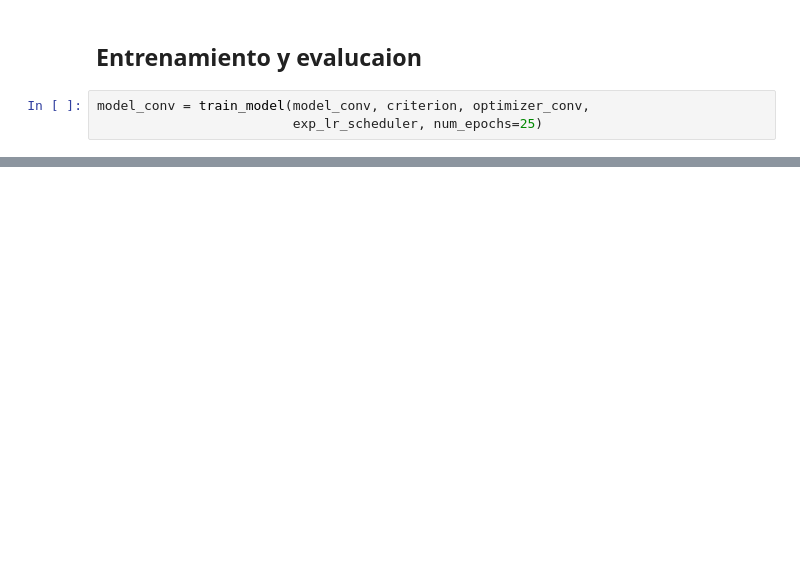
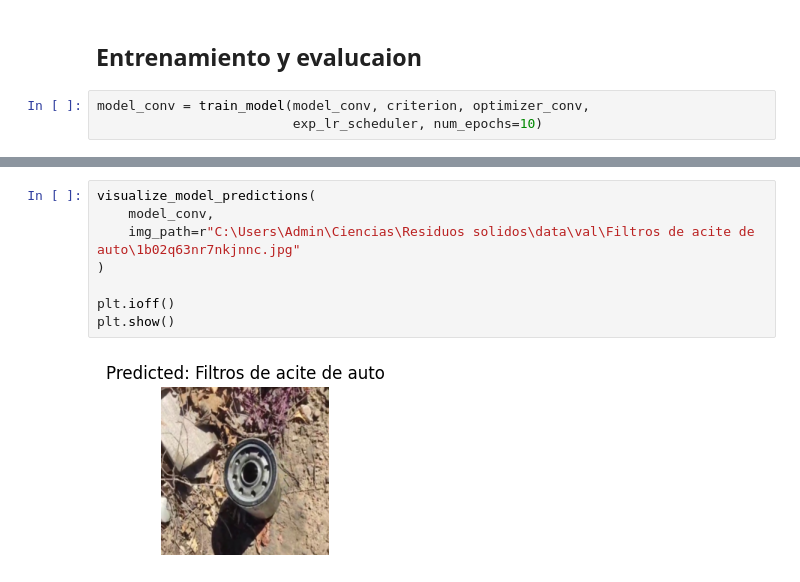
Before and after one commit to bspoloo/SIS421-022025, a Jupyter notebook: Laboratorios/Laboratorio 1/model.ipynb, the cells around one changed output, grey strips where cells are left out. Saved outputs shown, nothing was run; the diff lists cells and outputs as text; blank space fills up the shorter version.

```diff
--- a/Laboratorios/Laboratorio 1/model.ipynb
+++ b/Laboratorios/Laboratorio 1/model.ipynb
@@ -409,7 +498,7 @@ Compile with `TORCH_USE_CUDA_DSA` to enable device-side assertions.
 ## Entrenamiento y evalucaion
 # %%
 model_conv = train_model(model_conv, criterion, optimizer_conv,
-                         exp_lr_scheduler, num_epochs=25)
+                         exp_lr_scheduler, num_epochs=10)
 # %% [output]
 Epoch 0/24
 ----------
@@ -419,0 +532,10 @@ Compile with `TORCH_USE_CUDA_DSA` to enable device-side assertions.
+# %%
+visualize_model_predictions(
+    model_conv,
+    img_path=r"C:\Users\Admin\Ciencias\Residuos solidos\data\val\Filtros de acite de auto\1b02q63nr7nkjnnc.jpg"
+)
+
+plt.ioff()
+plt.show()
+# %% [output]
+[figure, added]
```
Also changed, not shown: parts of 27 cells of this notebook, 1 other file.
